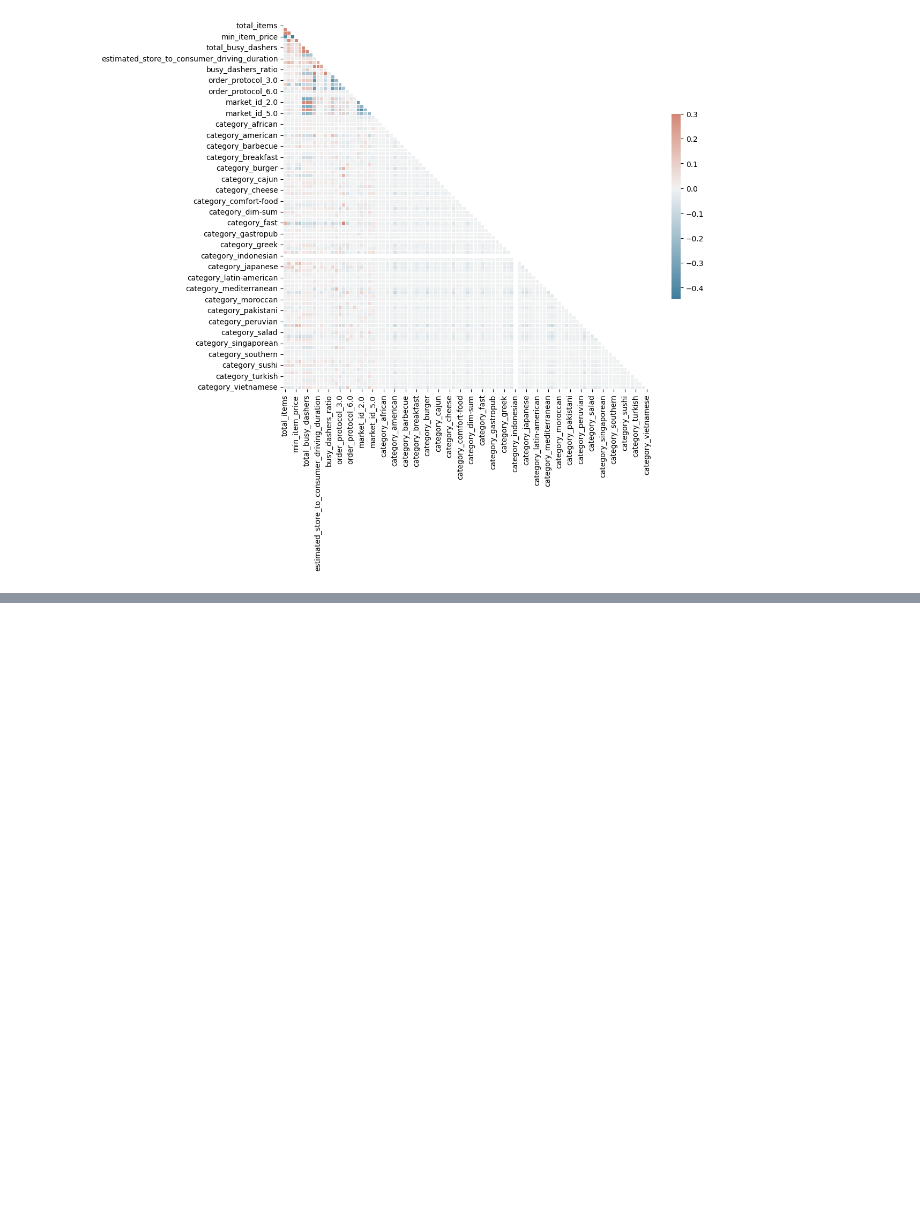
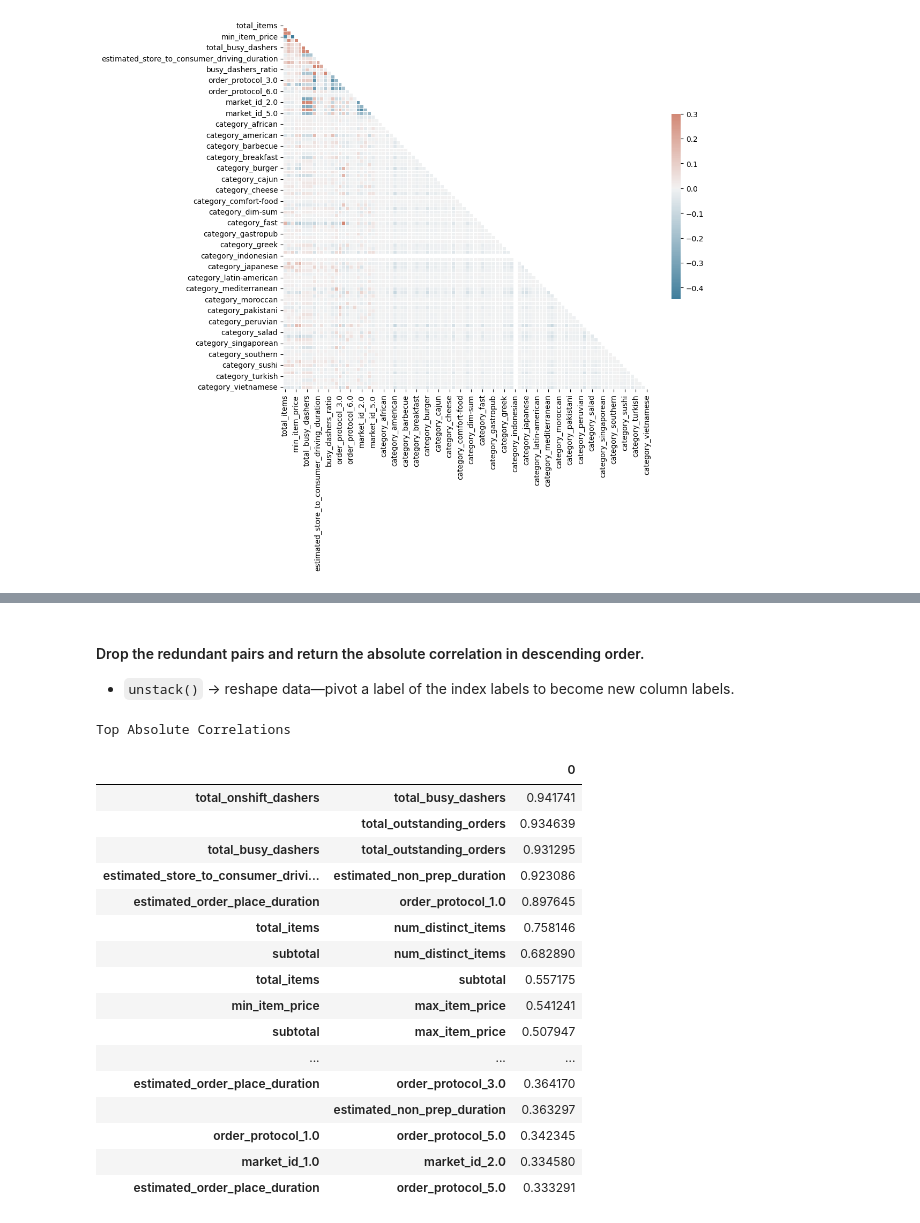
Before and after one commit to shailesh097/delivery_duration_prediction, a Jupyter notebook: delivery_duration.ipynb, the cells around one changed output, grey strips where cells are left out. Drawn from its saved outputs; the diff is of its cells as text; code cells hidden in the pictures; blank space fills up the shorter version.

Commit message:
highest absolute correlation score sorted

```diff
--- a/delivery_duration.ipynb
+++ b/delivery_duration.ipynb
@@ -302,0 +316,44 @@ sns.heatmap(corr, mask=mask, cmap=cmap, vmax=.3, center=0, square=True, linewidt
+# %%
+def get_redundant_pairs(df):
+	"""Get diagnonal and lower triangular pairs of correlation matrix"""
+	pairs_to_drop = set()
+	cols = df.columns
+	for i in range(0, df.shape[1]): #shape is contained in a tuple (rows, cols) so 0=rows and 1=cols
+		for j in range(0, i+1): # i+1 to include all the redundant pairs from the lower triangular part
+			pairs_to_drop.add((cols[i], cols[j]))
+	return pairs_to_drop
+# %% [markdown]
+#### Drop the redundant pairs and return the absolute correlation in descending order.
+
+- `unstack()` &rarr; reshape data—pivot a label of the index labels to become new column labels.
+# %%
+# au_corr = corr.abs().unstack()
+# pd.DataFrame(au_corr)
+
+def get_top_abs_correlations(df, n=5):
+	au_corr = df.corr().abs().unstack()
+	labels_to_drop = get_redundant_pairs(df)
+	au_corr = au_corr.drop(labels=labels_to_drop).sort_values(ascending=False)
+	return au_corr[0:n]
+# %%
+print("Top Absolute Correlations")
+pd.DataFrame(get_top_abs_correlations(train_df, 20))
+# %% [output]
+Top Absolute Correlations
+|  |  | 0 |
+| total_onshift_dashers | total_busy_dashers | 0.941741 |
+|  | total_outstanding_orders | 0.934639 |
+| total_busy_dashers | total_outstanding_orders | 0.931295 |
+| estimated_store_to_consumer_drivi... | estimated_non_prep_duration | 0.923086 |
+| estimated_order_place_duration | order_protocol_1.0 | 0.897645 |
+| total_items | num_distinct_items | 0.758146 |
+| subtotal | num_distinct_items | 0.682890 |
+| total_items | subtotal | 0.557175 |
+| min_item_price | max_item_price | 0.541241 |
+| subtotal | max_item_price | 0.507947 |
+| ... | ... | ... |
+| estimated_order_place_duration | order_protocol_3.0 | 0.364170 |
+|  | estimated_non_prep_duration | 0.363297 |
+| order_protocol_1.0 | order_protocol_5.0 | 0.342345 |
+| market_id_1.0 | market_id_2.0 | 0.334580 |
+| estimated_order_place_duration | order_protocol_5.0 | 0.333291 |
```
Also changed, not shown: parts of 9 cells of this notebook, 1 other file.
